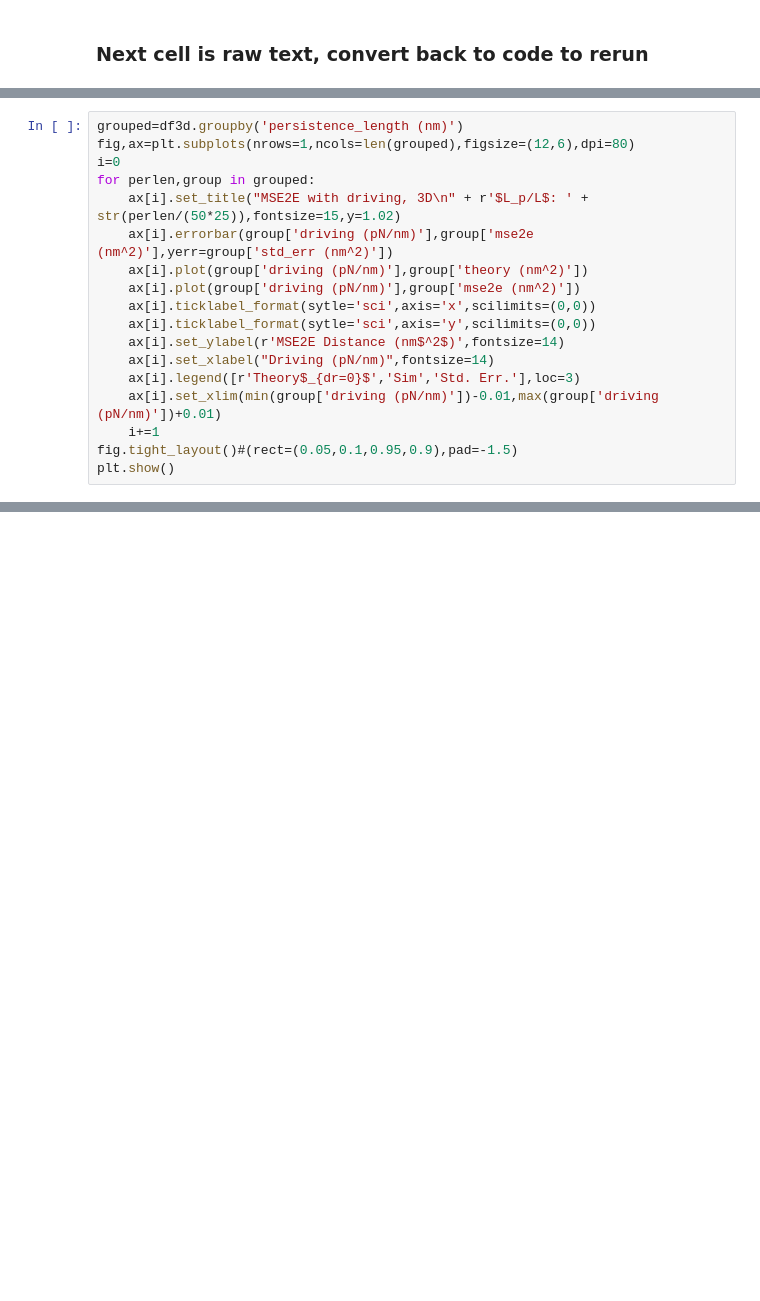
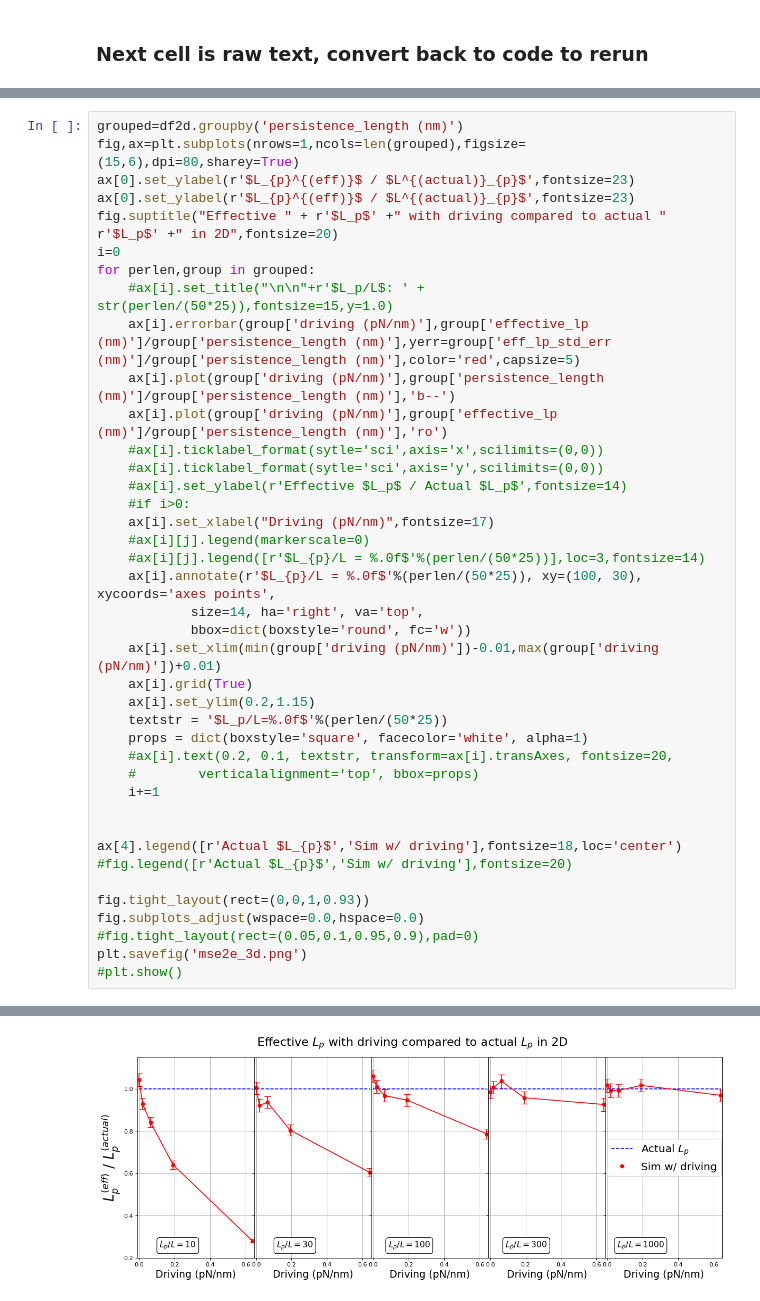
Before and after one commit to jeffmm/simcore, a Jupyter notebook: scripts/MSE2E.ipynb, the cells around one changed output, grey strips where cells are left out. Cells and saved outputs as stored; diff of their text form; blank space fills up the shorter version.

```diff
--- a/scripts/MSE2E.ipynb
+++ b/scripts/MSE2E.ipynb
@@ -95,19 +220,41 @@ plt.show()
 # %%
-grouped=df3d.groupby('persistence_length (nm)')
-fig,ax=plt.subplots(nrows=1,ncols=len(grouped),figsize=(12,6),dpi=80)
+grouped=df2d.groupby('persistence_length (nm)')
+fig,ax=plt.subplots(nrows=1,ncols=len(grouped),figsize=(15,6),dpi=80,sharey=True)
+ax[0].set_ylabel(r'$L_{p}^{(eff)}$ / $L^{(actual)}_{p}$',fontsize=23)
+ax[0].set_ylabel(r'$L_{p}^{(eff)}$ / $L^{(actual)}_{p}$',fontsize=23)
+fig.suptitle("Effective " + r'$L_p$' +" with driving compared to actual " r'$L_p$' +" in 2D",fontsize=20)
 i=0
 for perlen,group in grouped:
-    ax[i].set_title("MSE2E with driving, 3D\n" + r'$L_p/L$: ' + str(perlen/(50*25)),fontsize=15,y=1.02)
-    ax[i].errorbar(group['driving (pN/nm)'],group['mse2e (nm^2)'],yerr=group['std_err (nm^2)'])
-    ax[i].plot(group['driving (pN/nm)'],group['theory (nm^2)'])
-    ax[i].plot(group['driving (pN/nm)'],group['mse2e (nm^2)'])
-    ax[i].ticklabel_format(sytle='sci',axis='x',scilimits=(0,0))
-    ax[i].ticklabel_format(sytle='sci',axis='y',scilimits=(0,0))
-    ax[i].set_ylabel(r'MSE2E Distance (nm$^2$)',fontsize=14)
-    ax[i].set_xlabel("Driving (pN/nm)",fontsize=14)
-    ax[i].legend([r'Theory$_{dr=0}$','Sim','Std. Err.'],loc=3)
+    #ax[i].set_title("\n\n"+r'$L_p/L$: ' + str(perlen/(50*25)),fontsize=15,y=1.0)
+    ax[i].errorbar(group['driving (pN/nm)'],group['effective_lp (nm)']/group['persistence_length (nm)'],yerr=group['eff_lp_std_err (nm)']/group['persistence_length (nm)'],color='red',capsize=5)
+    ax[i].plot(group['driving (pN/nm)'],group['persistence_length (nm)']/group['persistence_length (nm)'],'b--')
+    ax[i].plot(group['driving (pN/nm)'],group['effective_lp (nm)']/group['persistence_length (nm)'],'ro')
+    #ax[i].ticklabel_format(sytle='sci',axis='x',scilimits=(0,0))
+    #ax[i].ticklabel_format(sytle='sci',axis='y',scilimits=(0,0))
+    #ax[i].set_ylabel(r'Effective $L_p$ / Actual $L_p$',fontsize=14)
+    #if i>0:
+    ax[i].set_xlabel("Driving (pN/nm)",fontsize=17)
+    #ax[i][j].legend(markerscale=0)
+    #ax[i][j].legend([r'$L_{p}/L = %.0f$'%(perlen/(50*25))],loc=3,fontsize=14)
+    ax[i].annotate(r'$L_{p}/L = %.0f$'%(perlen/(50*25)), xy=(100, 30), xycoords='axes points',
+            size=14, ha='right', va='top',
+            bbox=dict(boxstyle='round', fc='w'))
     ax[i].set_xlim(min(group['driving (pN/nm)'])-0.01,max(group['driving (pN/nm)'])+0.01)
+    ax[i].grid(True)
+    ax[i].set_ylim(0.2,1.15)
+    textstr = '$L_p/L=%.0f$'%(perlen/(50*25))
+    props = dict(boxstyle='square', facecolor='white', alpha=1)
+    #ax[i].text(0.2, 0.1, textstr, transform=ax[i].transAxes, fontsize=20,
+    #        verticalalignment='top', bbox=props)
     i+=1
-fig.tight_layout()#(rect=(0.05,0.1,0.95,0.9),pad=-1.5)
-plt.show()
+
+
+ax[4].legend([r'Actual $L_{p}$','Sim w/ driving'],fontsize=18,loc='center')
+#fig.legend([r'Actual $L_{p}$','Sim w/ driving'],fontsize=20)
+
+fig.tight_layout(rect=(0,0,1,0.93))
+fig.subplots_adjust(wspace=0.0,hspace=0.0)
+#fig.tight_layout(rect=(0.05,0.1,0.95,0.9),pad=0)
+plt.savefig('mse2e_3d.png')
+#plt.show()
 # %% [output]
@@ -115,0 +261 @@ plt.show()
+[figure, added]
```
Also changed, not shown: parts of 12 cells of this notebook, 4 other files.
